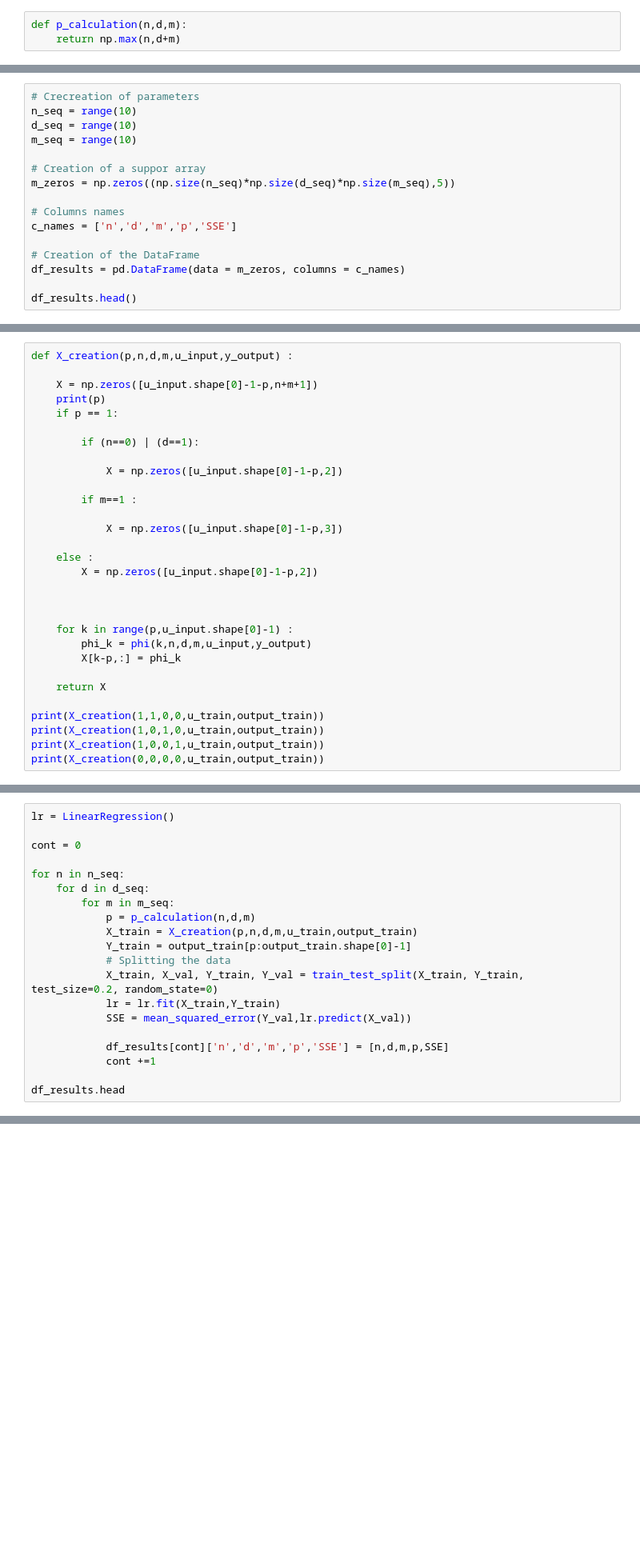
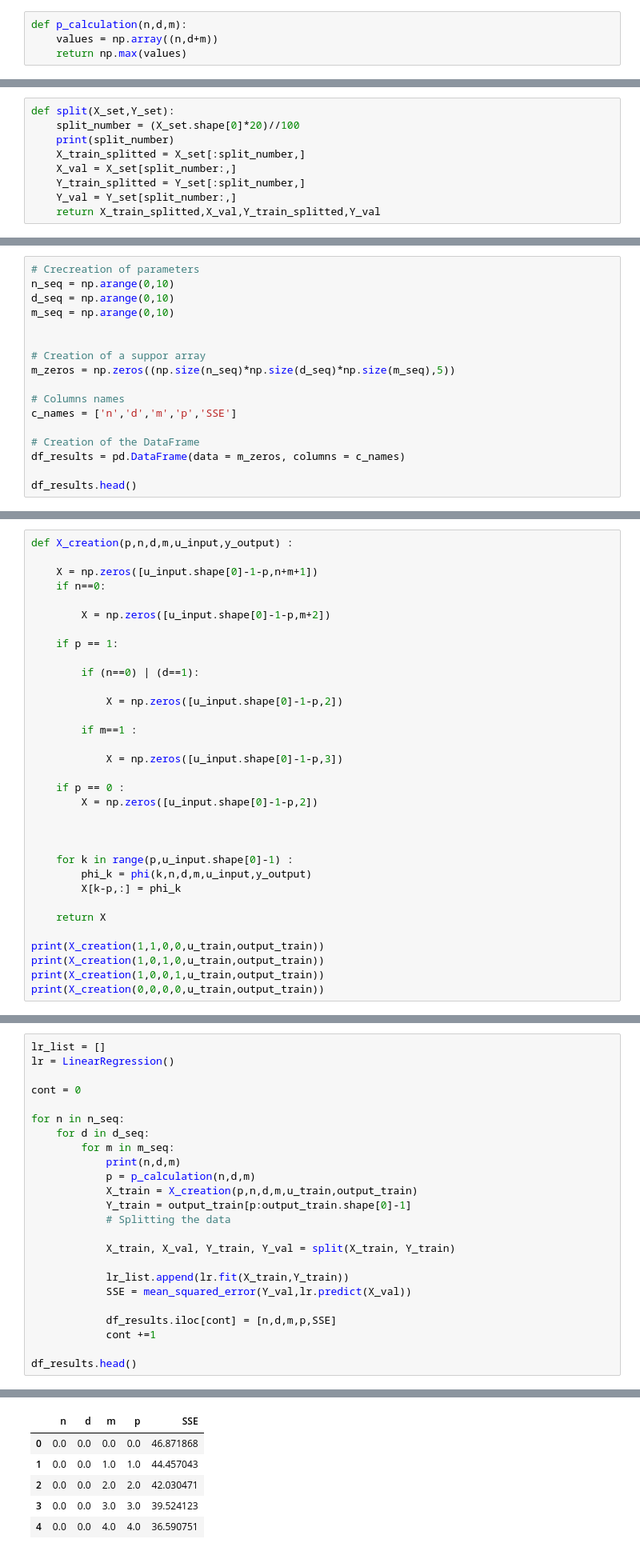
Before and after one commit to Seb65789/Lisboa-Machine-Learning-Project, a Jupyter notebook: ARX_model.ipynb, the cells around one changed output, grey strips where cells are left out. Shown at 80% size. Cells and saved outputs as stored; diff of their text form; blank space fills up the shorter version.

```diff
--- a/ARX_model.ipynb
+++ b/ARX_model.ipynb
@@ -145,4 +145,5 @@ def y(k,n,d,m,u_input,y_output,theta, noise) :
 ### Parameter P
 # %%
 def p_calculation(n,d,m):
-    return np.max(n,d+m)
+    values = np.array((n,d+m))
+    return np.max(values)
@@ -149,12 +152,22 @@ def p_calculation(n,d,m):
+# %%
+def split(X_set,Y_set):
+    split_number = (X_set.shape[0]*20)//100
+    print(split_number)
+    X_train_splitted = X_set[:split_number,]
+    X_val = X_set[split_number:,]
+    Y_train_splitted = Y_set[:split_number,]
+    Y_val = Y_set[split_number:,]
+    return X_train_splitted,X_val,Y_train_splitted,Y_val
 # %% [markdown]
 ## Creation of the DataFrame
 # %% [markdown]
 We are going to create a DataFrame where we can store the combination of paremeters used to create each "feature" matrix and the resulting SSE of the respective model
 # %%
 # Crecreation of parameters
-n_seq = range(10)
-d_seq = range(10)
-m_seq = range(10)
+n_seq = np.arange(0,10)
+d_seq = np.arange(0,10)
+m_seq = np.arange(0,10)
+
 
 # Creation of a suppor array
 m_zeros = np.zeros((np.size(n_seq)*np.size(d_seq)*np.size(m_seq),5))
@@ -177,7 +190,10 @@ df_results.head()
 def X_creation(p,n,d,m,u_input,y_output) :
 
     X = np.zeros([u_input.shape[0]-1-p,n+m+1])
-    print(p)
+    if n==0:
+
+        X = np.zeros([u_input.shape[0]-1-p,m+2])
+
     if p == 1:
 
         if (n==0) | (d==1):
@@ -188,7 +204,7 @@ def X_creation(p,n,d,m,u_input,y_output) :
 
             X = np.zeros([u_input.shape[0]-1-p,3])
 
-    else :
+    if p == 0 :
         X = np.zeros([u_input.shape[0]-1-p,2])
 
 
@@ -222,6 +238,7 @@ print(X_creation(0,0,0,0,u_train,output_train))
  [-0.02047077  5.        ]
  [-0.02047077  5.        ]]
 # %%
+lr_list = []
 lr = LinearRegression()
 
 cont = 0
@@ -229,16 +246,19 @@ cont = 0
 for n in n_seq:
     for d in d_seq:
         for m in m_seq:
+            print(n,d,m)
             p = p_calculation(n,d,m)
             X_train = X_creation(p,n,d,m,u_train,output_train)
             Y_train = output_train[p:output_train.shape[0]-1]
             # Splitting the data
-            X_train, X_val, Y_train, Y_val = train_test_split(X_train, Y_train, test_size=0.2, random_state=0)
-            lr = lr.fit(X_train,Y_train)
+
+            X_train, X_val, Y_train, Y_val = split(X_train, Y_train)
+
+            lr_list.append(lr.fit(X_train,Y_train))
             SSE = mean_squared_error(Y_val,lr.predict(X_val))
 
-            df_results[cont]['n','d','m','p','SSE'] = [n,d,m,p,SSE]
+            df_results.iloc[cont] = [n,d,m,p,SSE]
             cont +=1
 
-df_results.head
+df_results.head()
 # %% [output]
@@ -246,0 +282,6 @@ KeyError: 0
+|  | n | d | m | p | SSE |
+| 0 | 0.0 | 0.0 | 0.0 | 0.0 | 46.871868 |
+| 1 | 0.0 | 0.0 | 1.0 | 1.0 | 44.457043 |
+| 2 | 0.0 | 0.0 | 2.0 | 2.0 | 42.030471 |
+| 3 | 0.0 | 0.0 | 3.0 | 3.0 | 39.524123 |
+| 4 | 0.0 | 0.0 | 4.0 | 4.0 | 36.590751 |
```
Also changed, not shown: parts of 5 cells of this notebook.
